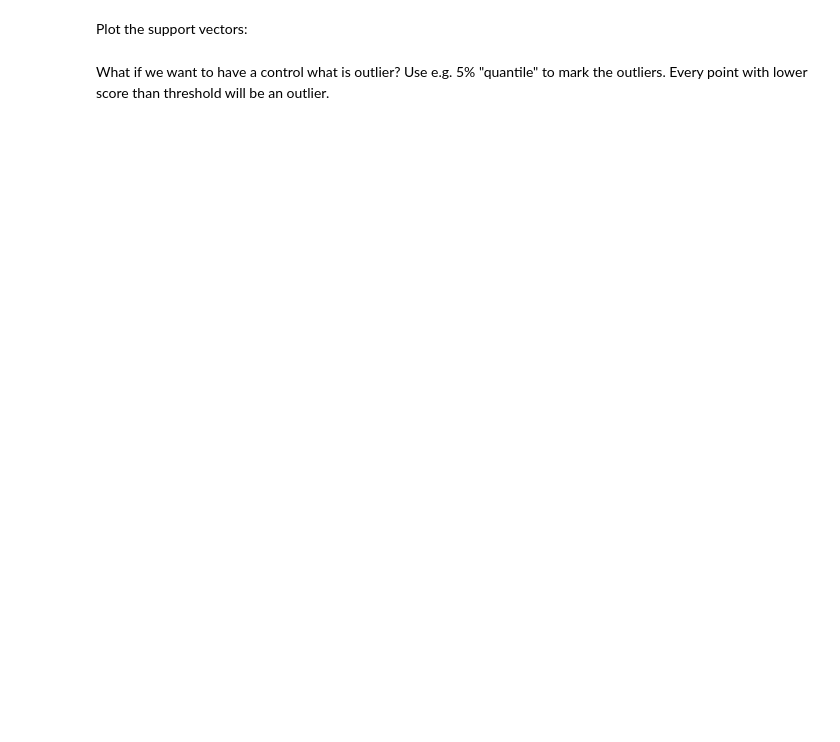
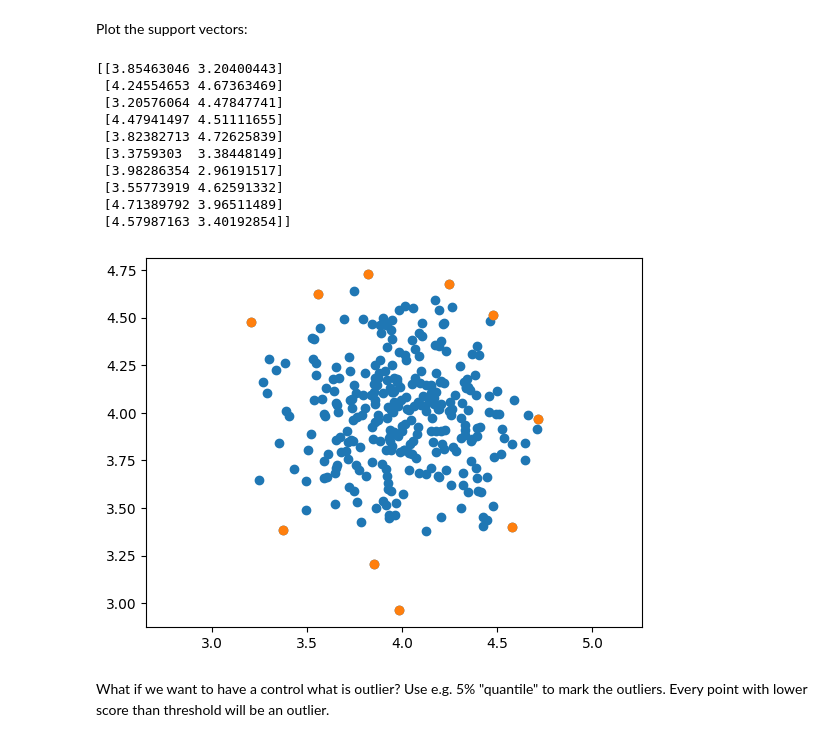
Before and after one commit to MGA215/MPA_MLF, a Jupyter notebook: Lab01_SVM/MPA_MLF_SVM_2students_comments.ipynb, the cells around one changed output. Drawn from its saved outputs; the diff is of its cells as text; code cells hidden in the pictures; blank space fills up the shorter version.

```diff
--- a/Lab01_SVM/MPA_MLF_SVM_2students_comments.ipynb
+++ b/Lab01_SVM/MPA_MLF_SVM_2students_comments.ipynb
@@ -140,5 +135,23 @@ plt.show()
 # %% [markdown]
 Plot the support vectors:
+# %%
+s_vec = SVMmodelOne.support_vectors_;
+plt.scatter(x[:,0], x[:,1]);
+plt.scatter(s_vec[:,0], s_vec[:,1]);
+plt.axis("equal")
+print(s_vec);
+# %% [output]
+[[3.85463046 3.20400443]
+ [4.24554653 4.67363469]
+ [3.20576064 4.47847741]
+ [4.47941497 4.51111655]
+ [3.82382713 4.72625839]
+ [3.3759303  3.38448149]
+ [3.98286354 2.96191517]
+ [3.55773919 4.62591332]
+ [4.71389792 3.96511489]
+ [4.57987163 3.40192854]]
+[figure, added]
 # %% [markdown]
 What if we want to have a control what is outlier? Use e.g. 5% "quantile" to mark the outliers. Every point with lower score than threshold will be an outlier.
 # %%
```
Also changed, not shown: parts of 7 cells of this notebook.
